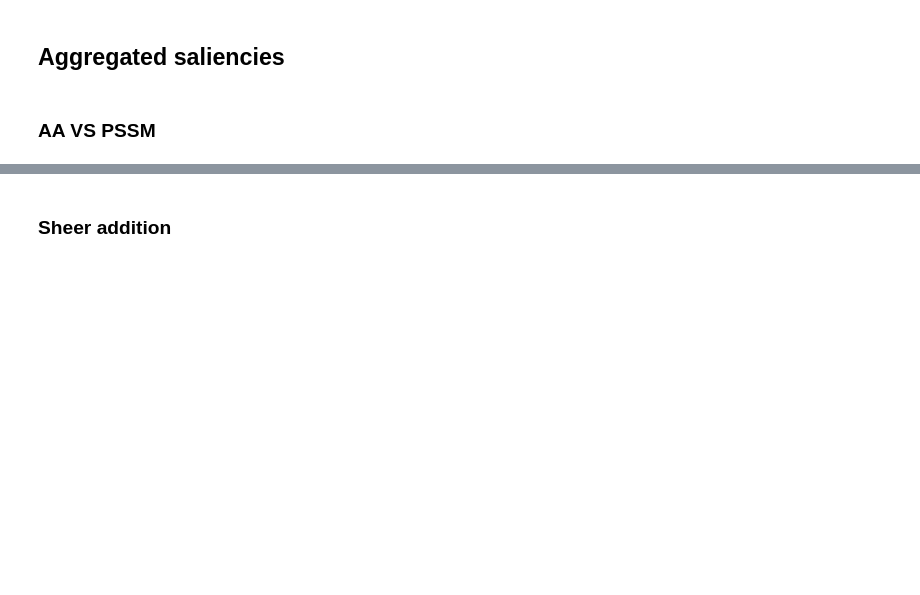
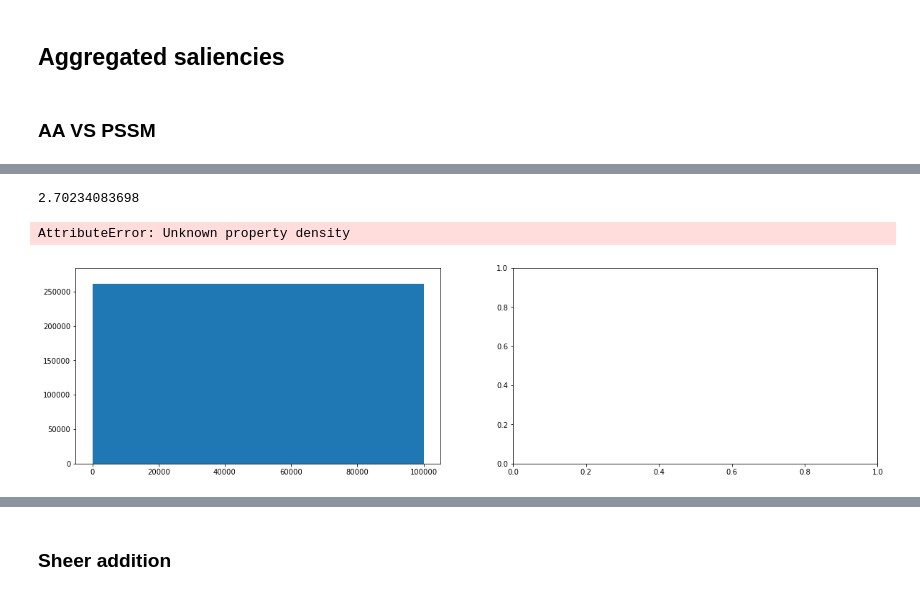
Before and after one commit to Juillermo/saliencyPSSP, a Jupyter notebook: Saliencies jurtz.ipynb, the cells around one changed output, grey strips where cells are left out. Drawn from its saved outputs; the diff is of its cells as text; code cells hidden in the pictures; blank space fills up the shorter version.

```diff
--- a/Saliencies jurtz.ipynb
+++ b/Saliencies jurtz.ipynb
@@ -299,0 +314,29 @@ with open("test_saliency/aa_pssm"+str(num_seqs)+".pkl", "rb") as f:
+# %%
+aa_tot = aa_pssm[:,0]
+pssm_tot = aa_pssm[:,1]
+superiority = np.sum(pssm_tot) / np.sum(aa_tot)
+print superiority
+
+base_diff = (pssm_tot - aa_tot) #/ superiority
+
+#from matplotlib.ticker import PercentFormatter
+
+fig,(ax,ax2) = plt.subplots(1,2, figsize=(20,5))
+max_x = 5
+xlim= [0,max_x]
+ylim= [0.5, 1500]
+bins = [0,0.5,1.5,2.5,3.5,4.5,99999]#np.arange(0,max_x,superiority)
+
+diff1 = base_diff / aa_tot
+ax.hist(diff1[diff1>0].flatten(), bins=bins, density=True)#, log=True)
+ax.set(xlim=xlim, title="pssm superiority: {:d}".format(len(diff1[diff1>0])))#, ylim=ylim)
+#ax.yaxis.set_major_formatter(PercentFormatter(xmax=len(diff1[diff1>0])))
+
+diff2 = base_diff / pssm_tot
+ax2.hist(-diff2[diff2<0].flatten() / len(diff2[diff2<0]), bins=bins, density=True)#, log=True)
+ax2.set(xlim=xlim, title="aa superiority: {:d}".format(len(diff2[diff2<0])))#, ylim=ylim)
+""
+# %% [output]
+2.70234083698
+AttributeError: Unknown property density
+[figure, added]
```
Also changed, not shown: parts of 13 cells of this notebook, 28 other files.
